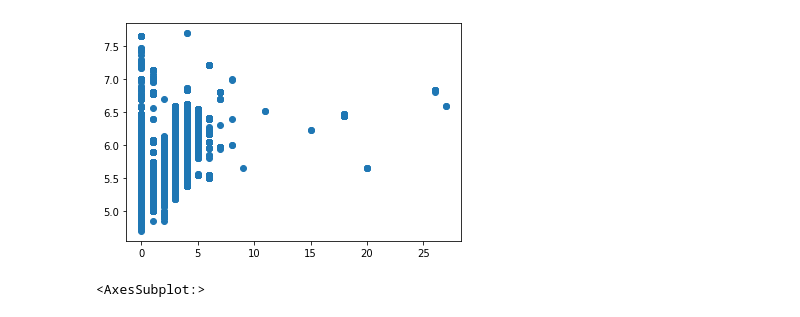
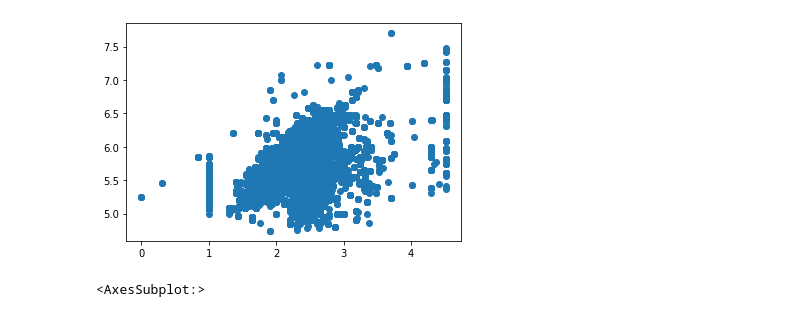
Before and after one commit to emdemor/model-pc-house-prices, a Jupyter notebook: main.ipynb, the cells around one changed output. Drawn from its saved outputs; the diff is of its cells as text; code cells hidden in the pictures.

```diff
--- a/main.ipynb
+++ b/main.ipynb
@@ -40,8 +40,8 @@ preprocessor = PreProcessor(features_config)
 preprocessor.fit(X_train)
 
 # Tranforming features
-X_train = preprocessor.transform(X_train)
-X_test = preprocessor.transform(X_test)
+X_train = preprocessor.transform(X_train).astype(float)
+X_test = preprocessor.transform(X_test).astype(float)
 # %%
 data_train = X_train.assign(y=y_train)
 
@@ -61,9 +86,9 @@ array([[1.        , 0.45909141],
 # %%
-plt.scatter(X_train['n_bedrooms'], y_train)
+plt.scatter(X_train['area'], y_train)
 
 plt.show()
 # %% [output]
-[figure, old version]
+[figure, new version]
 # %%
 X_train['n_bedrooms'].hist(bins=100)
 # %% [output]
```
Also changed, not shown: parts of 12 cells of this notebook.
